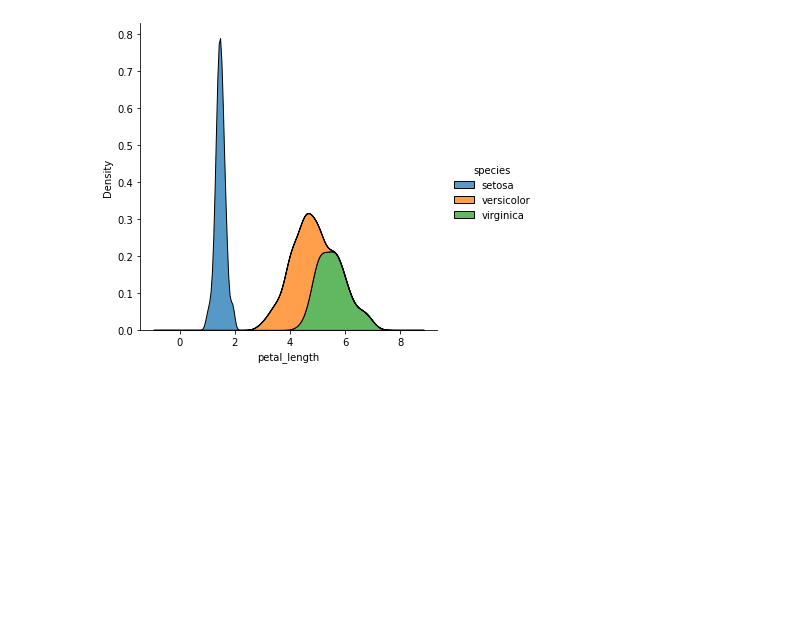
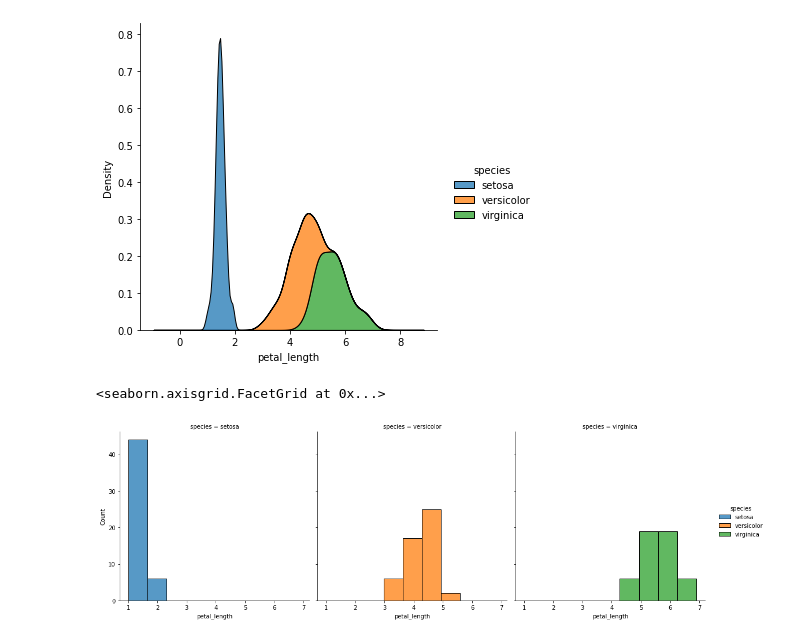
Before and after one commit to chimaihueze/Seaborn, a Jupyter notebook: plotting-functions.ipynb, the cells around one changed output. Drawn from its saved outputs; the diff is of its cells as text; code cells hidden in the pictures; blank space fills up the shorter version.

```diff
--- a/plotting-functions.ipynb
+++ b/plotting-functions.ipynb
@@ -124,3 +124,8 @@ sns.displot(data = iris, x = 'petal_length', hue = 'species', multiple = 'stack'
 
 # The most useful feature offered by the figure-level functions is that they can easily create figures with multiple subplots.
 # For example, instead of stacking the three distributions for each species of penguins in the same axes, we can “facet” them by plotting each distribution across the columns of the figure:
+# %%
+sns.displot(data = iris, x = 'petal_length', hue = 'species', col = 'species')
+# %% [output]
+<seaborn.axisgrid.FacetGrid at 0x...>
+[figure, added]
```
Also changed, not shown: parts of 3 cells of this notebook.
